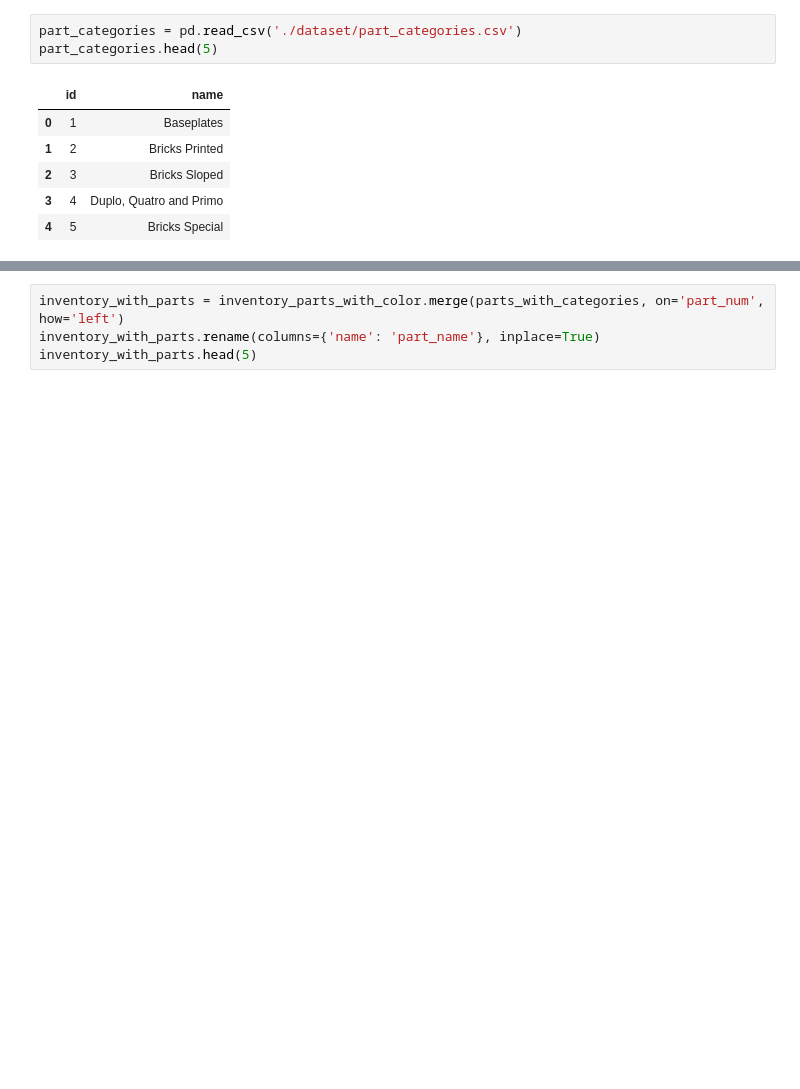
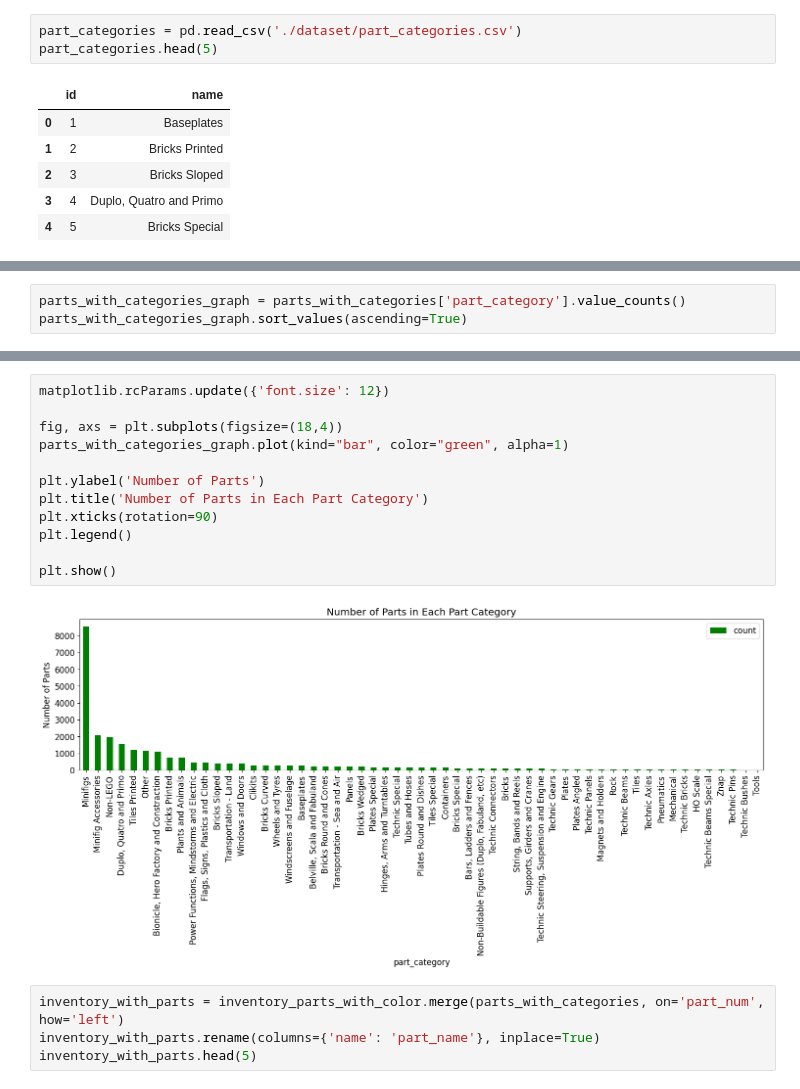
Before and after one commit to matias-herreros/ADD_Lego, a Jupyter notebook: EDA.ipynb, the cells around one changed output, grey strips where cells are left out. Saved outputs shown, nothing was run; the diff lists cells and outputs as text; blank space fills up the shorter version.

```diff
--- a/EDA.ipynb
+++ b/EDA.ipynb
@@ -111,3 +119,6 @@ parts_with_categories.head(5)
 | 2 | 0902 | Baseplate 16 x 24 with Set 080 Sm... | 1 | Baseplates |
 | 3 | 0903 | Baseplate 16 x 24 with Set 080 Re... | 1 | Baseplates |
 | 4 | 0904 | Baseplate 16 x 24 with Set 080 La... | 1 | Baseplates |
+# %%
+parts_with_categories_graph = parts_with_categories['part_category'].value_counts()
+parts_with_categories_graph.sort_values(ascending=True)
@@ -114,3 +143,17 @@ parts_with_categories.head(5)
+# %%
+matplotlib.rcParams.update({'font.size': 12})
+
+fig, axs = plt.subplots(figsize=(18,4))
+parts_with_categories_graph.plot(kind="bar", color="green", alpha=1)
+
+plt.ylabel('Number of Parts')
+plt.title('Number of Parts in Each Part Category')
+plt.xticks(rotation=90)
+plt.legend()
+
+plt.show()
+# %% [output]
+[figure, added]
 # %%
 inventory_with_parts = inventory_parts_with_color.merge(parts_with_categories, on='part_num', how='left')
 inventory_with_parts.rename(columns={'name': 'part_name'}, inplace=True)
```
Also changed, not shown: parts of 14 cells of this notebook, 1 other file.
